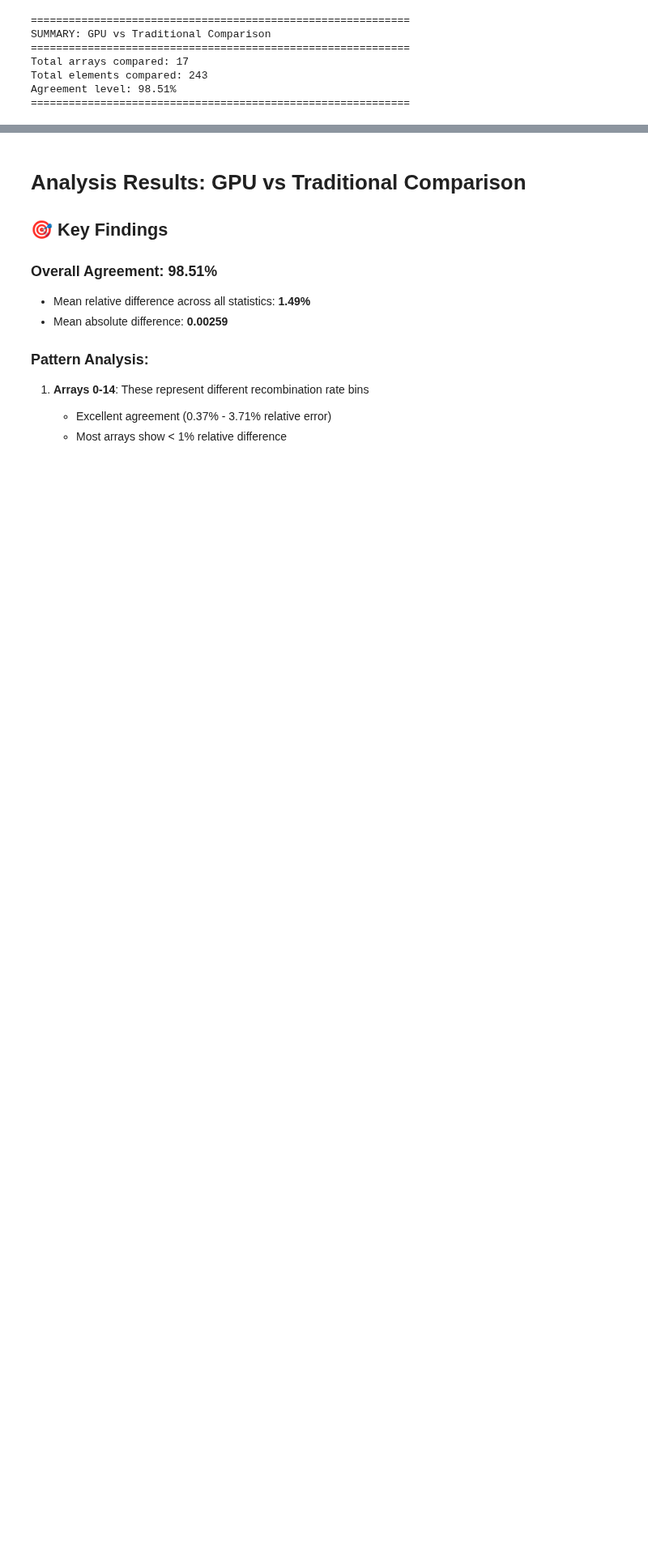
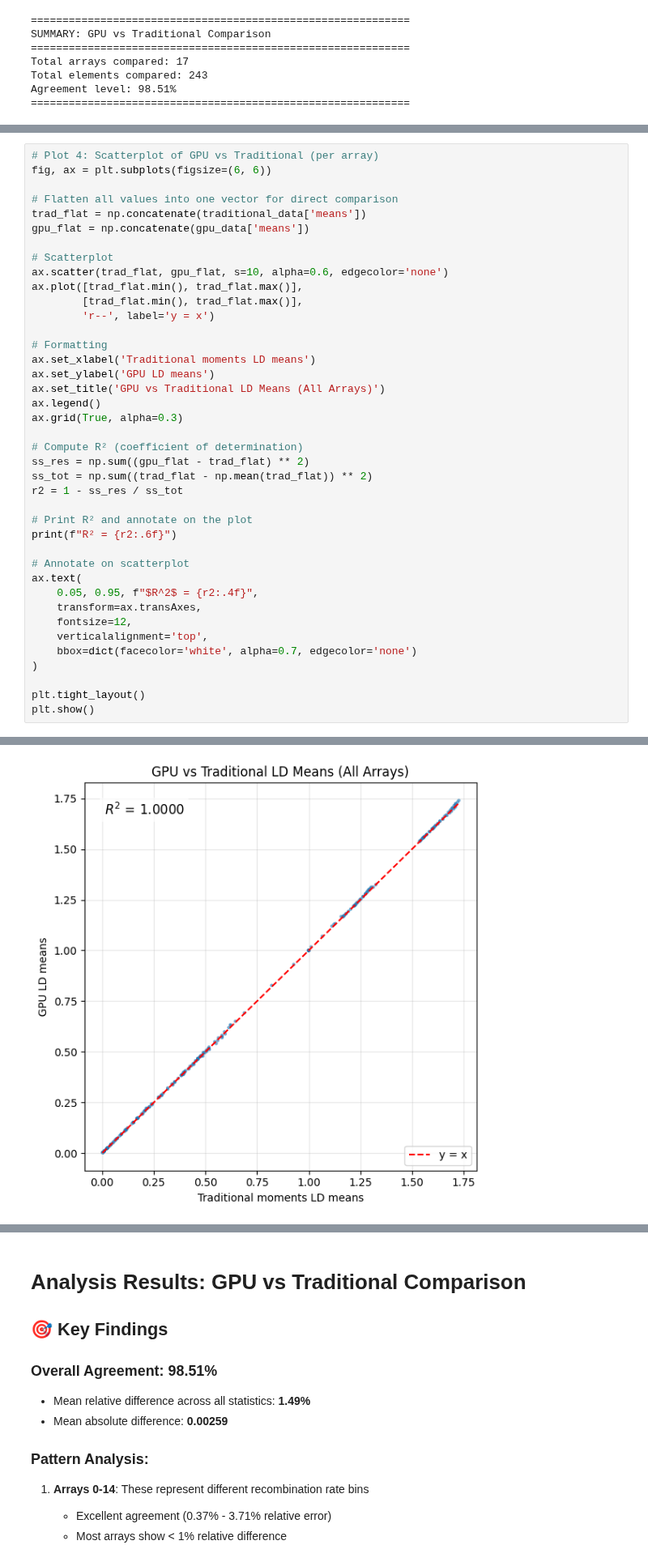
Before and after one commit to kr-colab/pg_gpu, a Jupyter notebook: inspecting_results.ipynb, the cells around one changed output, grey strips where cells are left out. Shown at 81% size. Cells and saved outputs as stored; diff of their text form; blank space fills up the shorter version.

```diff
--- a/inspecting_results.ipynb
+++ b/inspecting_results.ipynb
@@ -177,0 +228,41 @@ Agreement level: 98.51%
+# %%
+# Plot 4: Scatterplot of GPU vs Traditional (per array)
+fig, ax = plt.subplots(figsize=(6, 6))
+
+# Flatten all values into one vector for direct comparison
+trad_flat = np.concatenate(traditional_data['means'])
+gpu_flat = np.concatenate(gpu_data['means'])
+
+# Scatterplot
+ax.scatter(trad_flat, gpu_flat, s=10, alpha=0.6, edgecolor='none')
+ax.plot([trad_flat.min(), trad_flat.max()],
+        [trad_flat.min(), trad_flat.max()],
+        'r--', label='y = x')
+
+# Formatting
+ax.set_xlabel('Traditional moments LD means')
+ax.set_ylabel('GPU LD means')
+ax.set_title('GPU vs Traditional LD Means (All Arrays)')
+ax.legend()
+ax.grid(True, alpha=0.3)
+
+# Compute R² (coefficient of determination)
+ss_res = np.sum((gpu_flat - trad_flat) ** 2)
+ss_tot = np.sum((trad_flat - np.mean(trad_flat)) ** 2)
+r2 = 1 - ss_res / ss_tot
+
+# Print R² and annotate on the plot
+print(f"R² = {r2:.6f}")
+
+# Annotate on scatterplot
+ax.text(
+    0.05, 0.95, f"$R^2$ = {r2:.4f}",
+    transform=ax.transAxes,
+    fontsize=12,
+    verticalalignment='top',
+    bbox=dict(facecolor='white', alpha=0.7, edgecolor='none')
+)
+
+plt.tight_layout()
+plt.show()
+# %% [output]
@@ -177,0 +270 @@ Agreement level: 98.51%
+[figure, added]
```
Also changed, not shown: parts of 8 cells of this notebook, 7 other files.
